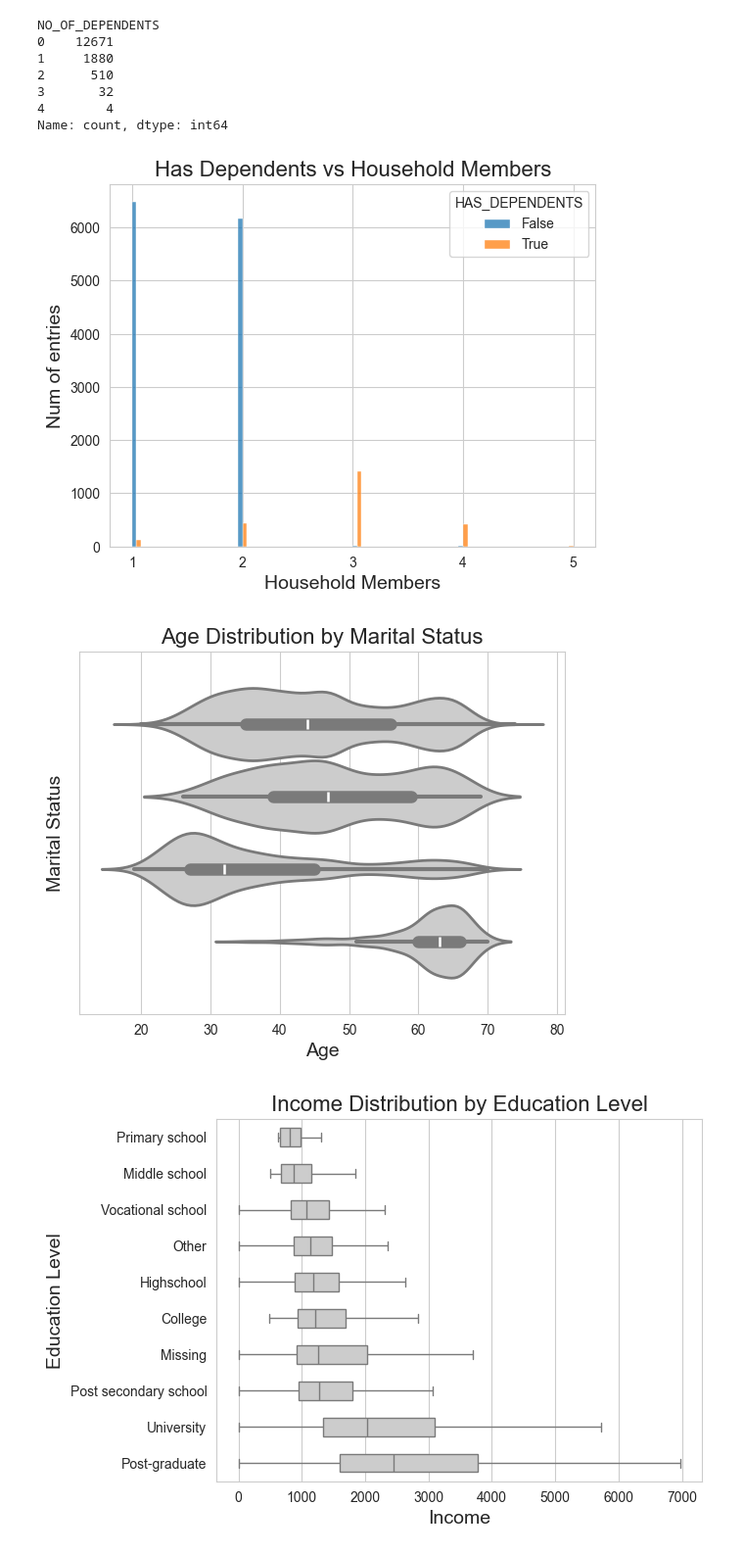
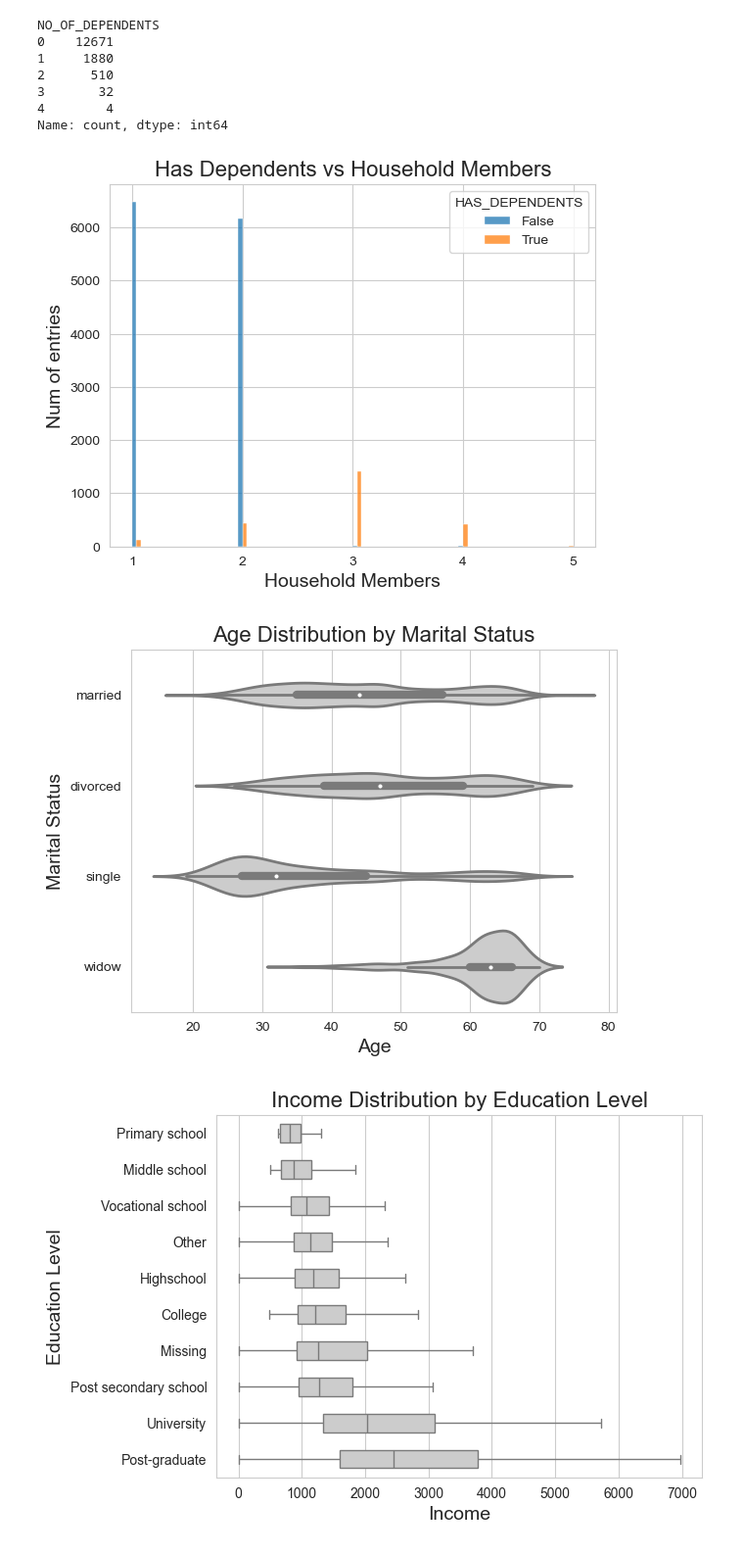
Before and after one commit to Michael-Pytel/Consumer-Loans-Analysis, a Jupyter notebook: src/eda_processing.ipynb, the cells around one changed output. Shown at 98% size. Saved outputs shown, nothing was run; the diff lists cells and outputs as text; code cells hidden in the pictures.

Commit message:
added plots

```diff
--- a/src/eda_processing.ipynb
+++ b/src/eda_processing.ipynb
@@ -112,3 +104,20 @@ EDUCATION           10        University(5457), Highschool(3451), Post secondary
 MARITAL_STATUS      4         married(8141), single(5113), divorced(1045), widow(798)
 ECONOMIC_SECTOR     18        Missing(4009), Manufacturing(3093), Wholesale and retail trade(1413), Public administration and defence(1257), Other(840), Transportation and storage(691), Human health a ...
 EMPLOYEE_NO         9         Missing(3338), > 1.000(3244), between 501-1.000(1800), between 101-250(1644), between 251-500(1632), between 21-50(1352), between 51-100(1029), between 0-10(684), between ...
+# %%
+fig, axes = plt.subplots(nrows=2, ncols=4, figsize=(20, 10))
+axes = axes.flatten()
+for i, col in enumerate(CATEGORICAL):
+    if i < len(CATEGORICAL):
+        sns.countplot(data=df, y=col, color="skyblue", ax=axes[i], order=df[col].value_counts().index)
+        axes[i].set_title(f"Count of {col}")
+        axes[i].set_xlabel("Count")
+        axes[i].set_ylabel(col)
+
+    else:
+
+        fig.delaxes(axes[i])
+plt.tight_layout()
+plt.suptitle("Count of Categorical Variables", fontsize=16, y=1.02)
+
+plt.show()
@@ -179,3 +190,27 @@ FOREIGN_ACCOUNT     2         0(15095), 1(2)
 FINALIZED_LOAN      2         0(12618), 1(2479)
 DEPOSIT             2         0(15041), 1(56)
 DEFAULT_FLAG        2         0(14233), 1(864)
+# %%
+
+bool_percentages = df.apply(lambda x: x.value_counts(normalize=True) * 100).T
+
+plt.figure(figsize=(15, 8))
+legend_added = False  # Variable to track if the legend has been added
+for col in BOOLEAN:
+    plt.barh(col, bool_percentages.loc[col, True], color='lightblue',  label='True' if not legend_added else '' )
+
+    # Plot False values to the left
+    plt.barh(col, -bool_percentages.loc[col, False], color='lightcoral', label='False' if not legend_added else '')
+    # plt.barh(col, bool_percentages.loc[col, True], color='lightblue', label='True' if not legend_added else '')
+
+    # # Plot False values to the left with adjusted width to make both sides 100%
+    # plt.barh(col, -bool_percentages.loc[col, False], left=bool_percentages.loc[col, True], color='lightcoral', label='False' if not legend_added else '')
+    if not legend_added:
+        legend_added = True
+plt.axvline(x=0, color='black', linestyle='--')
+plt.xlabel('Percentage')
+plt.ylabel('Boolean Columns')
+plt.title('Boolean Columns Comparison')
+plt.xlim(-100, 100)
+plt.legend(loc='upper right')
+plt.show()
@@ -259,20 +296,20 @@ plt.xticks(range(1, 6))
 
 plt.show()
 # %% [output]
-[figure, old version]
+[figure, new version]
 # %%
 import warnings
 warnings.simplefilter(action='ignore', category=UserWarning)
 
-sns.violinplot(x="AGE", data=df, hue="MARITAL_STATUS", linewidth=2, legend=False, palette=sns.color_palette("blend:#CCCC,#CCCC"))
+sns.violinplot(x="AGE", y = "MARITAL_STATUS", data=df, linewidth=2, legend=False, palette=sns.color_palette("blend:#CCCC,#CCCC"))
 
 plt.title('Age Distribution by Marital Status', fontsize=16)
 plt.xlabel('Age', fontsize=14)
 plt.ylabel('Marital Status', fontsize=14)
 
 plt.show()
 # %% [output]
-[figure, old version]
+[figure, new version]
 # %%
 order_by_median = df.groupby("EDUCATION")["INCOME"].median().sort_values().index
 
```
Also changed, not shown: parts of 5 cells of this notebook.
